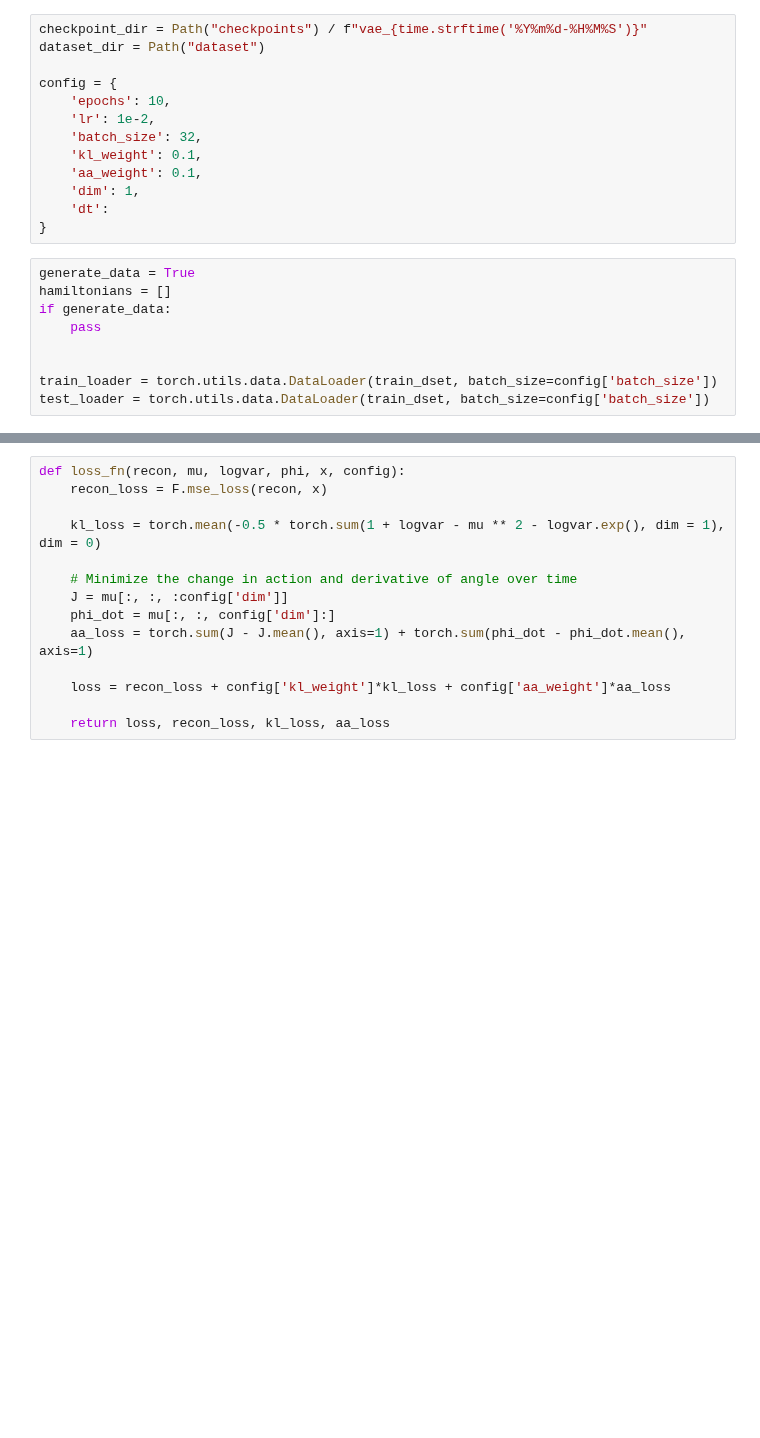
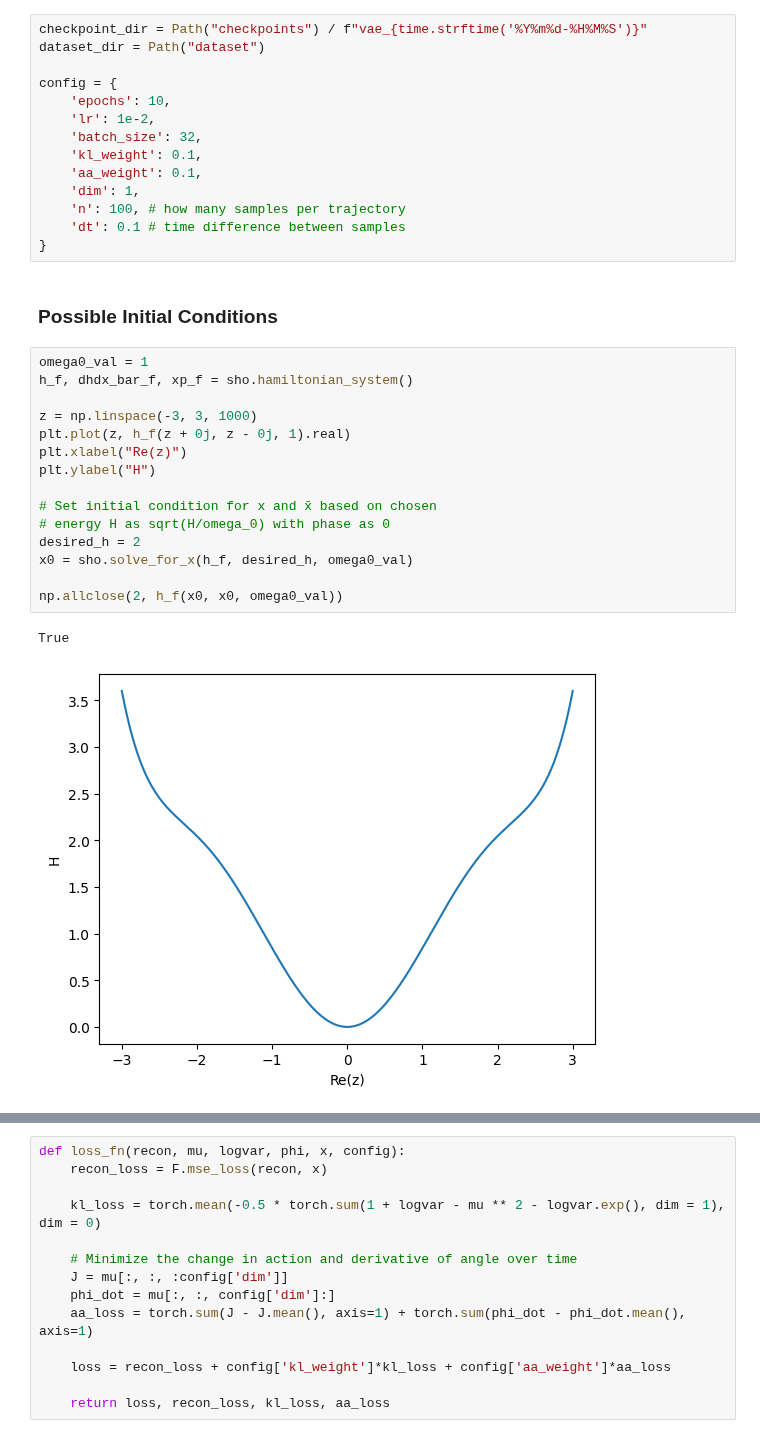
Before and after one commit to kavidey/action-angle-discovery, a Jupyter notebook: vae.ipynb, the cells around one changed output, grey strips where cells are left out. Saved outputs shown, nothing was run; the diff lists cells and outputs as text; blank space fills up the shorter version.

Commit message:
Clean up data generation code and start fixing training

```diff
--- a/vae.ipynb
+++ b/vae.ipynb
@@ -25,14 +29,26 @@ config = {
     'kl_weight': 0.1,
     'aa_weight': 0.1,
     'dim': 1,
-    'dt':
+    'n': 100, # how many samples per trajectory
+    'dt': 0.1 # time difference between samples
 }
-# %%
-generate_data = True
-hamiltonians = []
-if generate_data:
-    pass
-
-
-train_loader = torch.utils.data.DataLoader(train_dset, batch_size=config['batch_size'])
-test_loader = torch.utils.data.DataLoader(train_dset, batch_size=config['batch_size'])
+# %% [markdown]
+### Possible Initial Conditions
+# %%
+omega0_val = 1
+h_f, dhdx_bar_f, xp_f = sho.hamiltonian_system()
+
+z = np.linspace(-3, 3, 1000)
+plt.plot(z, h_f(z + 0j, z - 0j, 1).real)
+plt.xlabel("Re(z)")
+plt.ylabel("H")
+
+# Set initial condition for x and x̄ based on chosen
+# energy H as sqrt(H/omega_0) with phase as 0
+desired_h = 2
+x0 = sho.solve_for_x(h_f, desired_h, omega0_val)
+
+np.allclose(2, h_f(x0, x0, omega0_val))
+# %% [output]
+True
+[figure, added]
```
Also changed, not shown: parts of 5 cells of this notebook, 4 other files.
